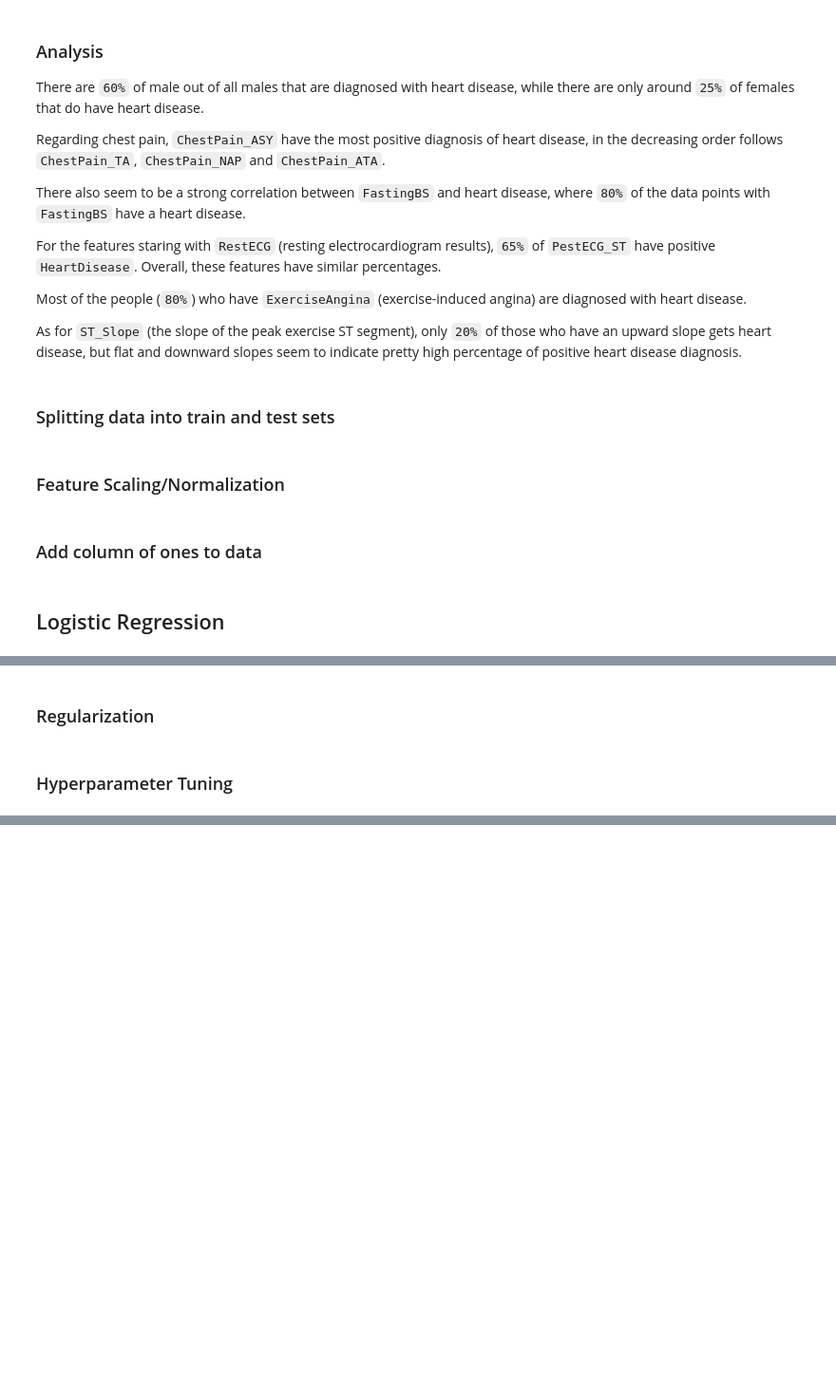
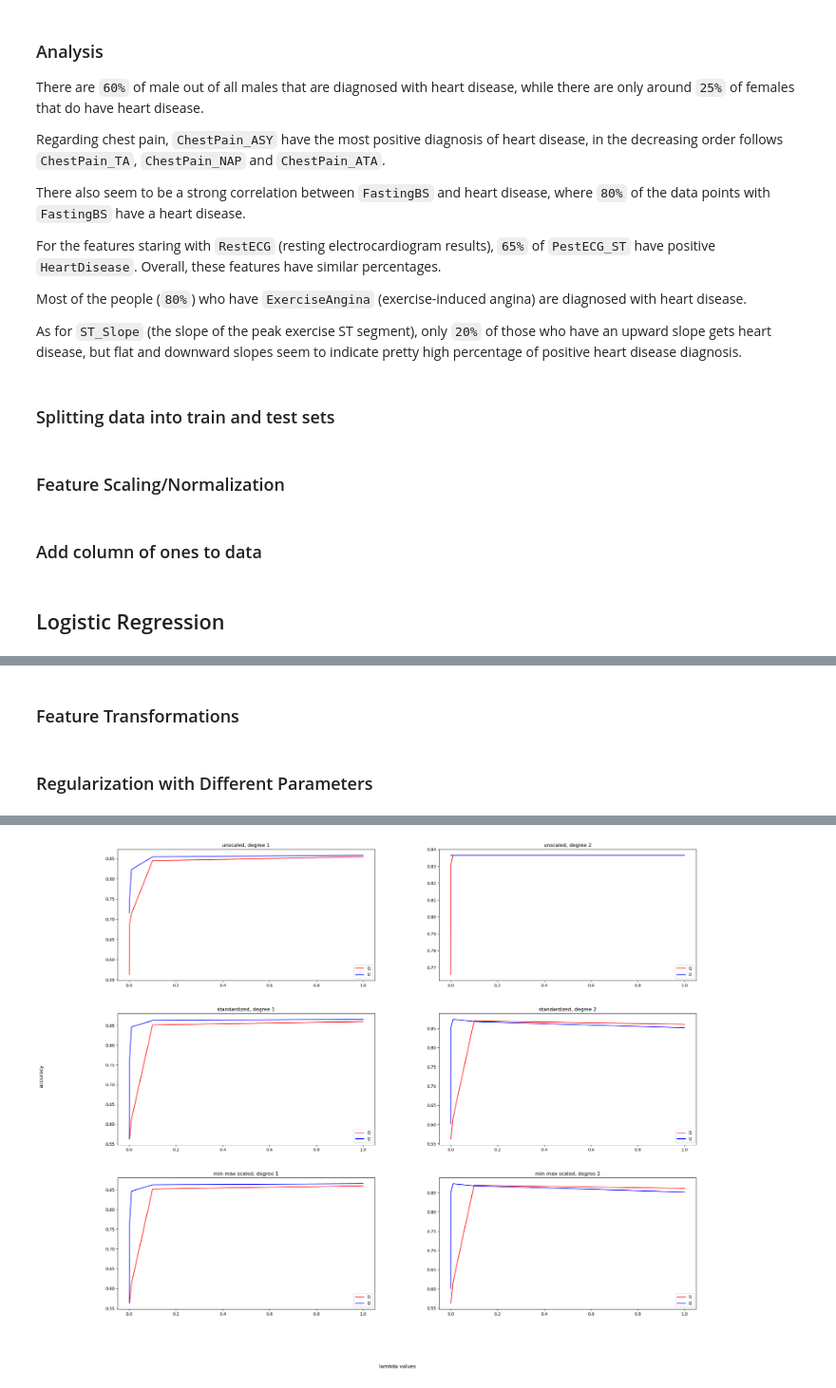
Before and after one commit to jasonliny/heart-disease-prediction, a Jupyter notebook: logistic-regression.ipynb, the cells around one changed output, grey strips where cells are left out. Shown at 95% size. Saved outputs shown, nothing was run; the diff lists cells and outputs as text; code cells hidden in the pictures; blank space fills up the shorter version.

Commit message:
Add logistic regression tests using different parameters, regularizations, and normalizations

```diff
--- a/logistic-regression.ipynb
+++ b/logistic-regression.ipynb
@@ -142,9 +147,9 @@ data_df_discrete = data_df_encoded.select_dtypes(include="int")
 data_discrete = np.array(data_df_discrete)
 
 # Create the scatter plots for each feature plotting all the data points
-for (idx, ax), X, label in zip(enumerate(axs.ravel()), data_discrete.T[1:], list(data_df_discrete)[1:]):
-   ax.scatter(data_discrete.T[0][y[:, 0]==0], X[y[:, 0]==0], s=20, color="blue", label="Negative")
-   ax.scatter(data_discrete.T[0][y[:, 0]==1], X[y[:, 0]==1], s=20, color="red", label="Positive")
+for (idx, ax), X_tmp, label in zip(enumerate(axs.ravel()), data_discrete.T[1:], list(data_df_discrete)[1:]):
+   ax.scatter(data_discrete.T[0][y[:]==0], X_tmp[y[:]==0], s=20, color="blue", label="Negative")
+   ax.scatter(data_discrete.T[0][y[:]==1], X_tmp[y[:]==1], s=20, color="red", label="Positive")
    ax.grid()
    ax.legend()
    ax.set_xlabel("Age")
@@ -234,7 +240,17 @@ X_test_normalized = ct.fit_transform(X_test)
 # %% [markdown]
 ### Add column of ones to data
 # %%
-X_train_normalized_1 = np.hstack((np.ones((X_train.shape[0],1)), X_train))
-X_test_normalized_1 = np.hstack((np.ones((X_test.shape[0],1)), X_test))
+def add_ones(X_in):
+    X_out = np.hstack((np.ones((X_in.shape[0],1)), X_in))
+    return X_out
+
+X_train_us_1 =  add_ones(X_train)
+X_test_us_1 = add_ones(X_test)
+
+X_train_std_1 = add_ones(X_train_std)
+X_test_std_1 = add_ones(X_test_std)
+
+X_train_mm_1 = add_ones(X_train_mm)
+X_test_mm_1 = add_ones(X_test_mm)
 # %% [markdown]
 ## Logistic Regression
@@ -243,4 +257,2 @@ X_test_normalized_1 = np.hstack((np.ones((X_test.shape[0],1)), X_test))
-# %% [markdown]
-### Regularization
-# %% [markdown]
-### Hyperparameter Tuning
+# %% [markdown]
+### Feature Transformations
@@ -246,0 +282,48 @@ X_test_normalized_1 = np.hstack((np.ones((X_test.shape[0],1)), X_test))
+# %% [markdown]
+### Regularization with Different Parameters
+# %%
+pipe = Pipeline(steps=[('logistic', LogisticRegression(max_iter=10000, solver="saga"))])
+param_grid = {
+    "logistic__penalty": ["l1", "l2"],
+    "logistic__C": [0.0001, 0.001, 0.01, 0.1, 1]
+}
+search = GridSearchCV(pipe, param_grid, cv=5, n_jobs=4)
+
+fig, axs = plt.subplots(3, 2, gridspec_kw=dict(wspace=.25, hspace=.25), figsize=(25, 20))
+fig.supxlabel("lambda values")
+fig.supylabel("accuracy")
+
+def plot_lambda_results(axs, cv_results, title):
+    res = pd.DataFrame(cv_results)
+    l1_vals = {}
+    l2_vals = {}
+    for ind, val in enumerate(res["param_logistic__penalty"]):
+        if (val == "l1"):
+            l1_vals[res["param_logistic__C"][ind]] = (res["mean_test_score"][ind])
+        else:
+            l2_vals[res["param_logistic__C"][ind]] = (res["mean_test_score"][ind])
+    axs.plot(l1_vals.keys(), l1_vals.values(), color="red", label="l1")
+    axs.plot(l2_vals.keys(), l2_vals.values(), color="blue", label="l2")
+    axs.set_title(title)
+    axs.legend(loc="lower right")
+
+
+for degree in model_degrees:
+    search.fit(X_train_us_polys[degree], y_train)
+    plot_lambda_results(axs[0][degree-1], search.cv_results_, "unscaled, degree " + str(degree))
+    print("unscaled, degree " + str(degree))
+    print("\tTraining:\n", classification_report(y_train, search.best_estimator_.predict(X_train_us_polys[degree])))
+    print("\tTest:\n", classification_report(y_test, search.best_estimator_.predict(X_test_us_polys[degree])))
+
+    search.fit(X_train_std_polys[degree], y_train)
+    plot_lambda_results(axs[1][degree-1], search.cv_results_, "standardized, degree " + str(degree))
+    print("standardized, degree " + str(degree))
+    print("\tTraining:\n", classification_report(y_train, search.best_estimator_.predict(X_train_std_polys[degree])))
+    print("\tTest:\n", classification_report(y_test, search.best_estimator_.predict(X_test_std_polys[degree])))
+
+    search.fit(X_train_mm_polys[degree], y_train)
+    plot_lambda_results(axs[2][degree-1], search.cv_results_, "min-max scaled, degree " + str(degree))
+    print("min-max scaled, degree " + str(degree))
+    print("\tTraining:\n", classification_report(y_train, search.best_estimator_.predict(X_train_mm_polys[degree])))
+    print("\tTest:\n", classification_report(y_test, search.best_estimator_.predict(X_test_mm_polys[degree])))
+# %% [output]
@@ -246,0 +347 @@ X_test_normalized_1 = np.hstack((np.ones((X_test.shape[0],1)), X_test))
+[figure, added]
```
Also changed, not shown: parts of 8 cells of this notebook.
